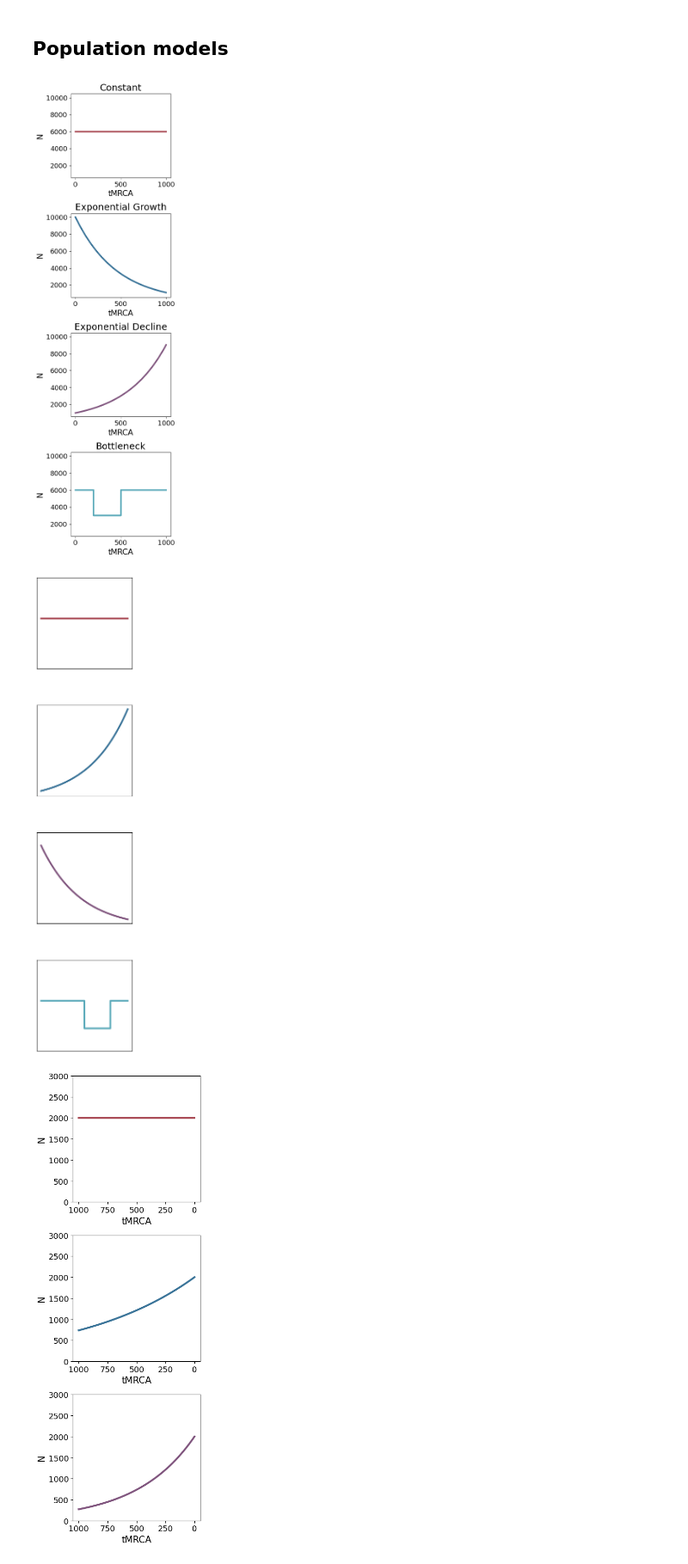
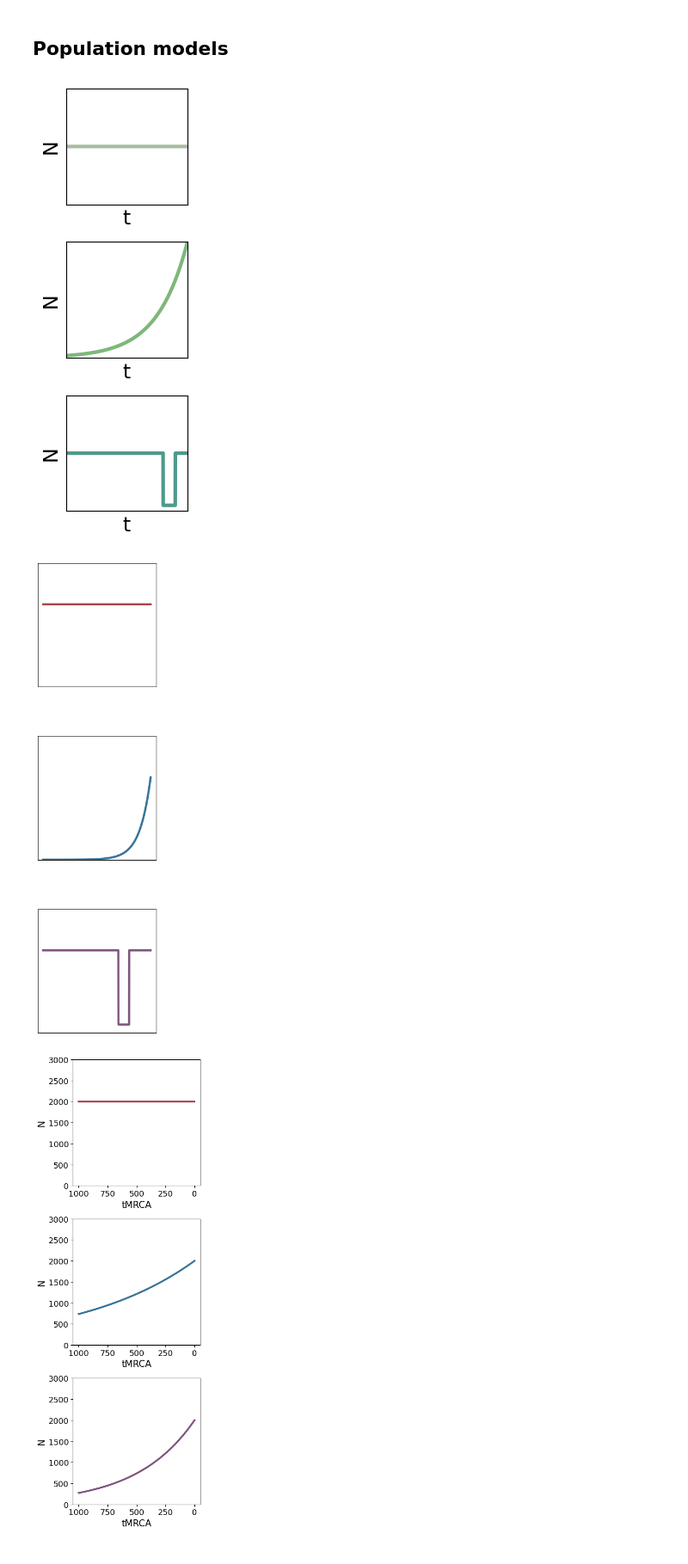
Before and after one commit to marie3003/effect_population_size_tmrca, a Jupyter notebook: qualitative_plots_presentation.ipynb, the cells around one changed output. Shown at 86% size. Saved outputs shown, nothing was run; the diff lists cells and outputs as text; code cells hidden in the pictures.

Commit message:
make theory figure for paper

```diff
--- a/qualitative_plots_presentation.ipynb
+++ b/qualitative_plots_presentation.ipynb
@@ -450,37 +726,43 @@ plot_case(
 # %% [markdown]
 ## Population models
 # %%
-t_max = 1000
-N_present = 10000
+t_max = 200
+N_present = 1000
 
-colors = ["#a6444f", "#397398", "#80557e", "#57a8b8"]  # Constant, Exp. growth, Exp. decline, Bottleneck
+colors = ["#a7bea3", "#7db87a", "#4e9a8a","#397398","#a6444f", "#397398", "#80557e", "#57a8b8"]  # Constant, Exp. growth, Exp. decline, Bottleneck
 
 t_values = np.linspace(0, t_max, t_max * 10)
 
 # Define models
 models = {
-    "Constant": np.repeat(6000, len(t_values)),
-    "Exponential Growth": N_present * np.exp(-0.0022 * t_values),
-    "Exponential Decline": 1000 * np.exp(0.0022 * t_values),
-    "Bottleneck": np.where((t_values < 200) | (t_values > 500), 6000, 3000),
+    "Constant": np.repeat(1000, len(t_values)),
+    "Exponential Growth": 2000 * np.exp(-0.02 * t_values),
+    #"Exponential Decline": 1000 * np.exp(0.0022 * t_values),
+    "Bottleneck": np.where((t_values < 20) | (t_values > 40), 1000, 100),
 }
 
-fig, axes = plt.subplots(4, 1, figsize=(4, 13), sharey=True)
+fig, axes = plt.subplots(3, 1, figsize=(2, 5.5), sharey=True)
 
 for ax, (title, values), color in zip(axes, models.items(), colors):
     ax.plot(t_values, values, color=color, linewidth=3)
-    ax.set_title(title, fontsize=18)
-    ax.set_xlabel("tMRCA", fontsize=15)
-    ax.set_ylabel("N", fontsize=15)
-    ax.tick_params(labelleft=True, labelsize=13)
+    #ax.set_title(title, fontsize=18)
+    ax.set_xlabel("t", fontsize=17)
+    ax.set_ylabel("N", fontsize=17)
+    ax.tick_params(labelleft=True, labelsize=15)
+    ax.set_xlim(t_max, 0)
+    ax.set_ylim(0, 2000)
+
+    ax.set_xticks([])
+    ax.set_yticks([])
 
 plt.tight_layout()
+plt.savefig("figures/population_models.svg", transparent=True, bbox_inches="tight")
 plt.show()
 # %% [output]
-[figure, old version]
+[figure, new version]
 # %%
-t_max = 1000
-N_present = 10000
+t_max = 100
+N_present = 1000
 
 colors = ["#a6444f", "#397398", "#80557e", "#57a8b8"]  # Constant, Exp. growth, Exp. decline, Bottleneck
 
@@ -488,13 +770,12 @@ t_values = np.linspace(0, t_max, t_max * 10)
 
 # Define models
 models = {
-    "Constant": np.repeat(6000, len(t_values)),
-    "Exponential Growth": N_present * np.exp(-0.0022 * t_values),
-    "Exponential Decline": 1000 * np.exp(0.0022 * t_values),
-    "Bottleneck": np.where((t_values < 200) | (t_values > 500), 6000, 3000),
+    "Constant": np.repeat(N_present, len(t_values)),
+    "Exponential Growth": N_present * np.exp(-0.1 * t_values),
+    "Bottleneck": np.where((t_values < 20) | (t_values > 30), N_present, 100),
 }
 
-fig, axes = plt.subplots(4, 1, figsize=(3, 15), sharey=True)
+fig, axes = plt.subplots(3, 1, figsize=(3, 12), sharey=True)
 
 for ax, (title, values), color in zip(axes, models.items(), colors):
     ax.plot(t_values, values, color=color, linewidth=3)
@@ -503,6 +784,7 @@ for ax, (title, values), color in zip(axes, models.items(), colors):
     ax.set_ylabel("", fontsize=15)
 
     # remove tick labels AND ticks
+    ax.set_ylim(0, 1500)
     ax.set_xticks([])
     ax.set_yticks([])
     ax.invert_xaxis()
@@ -512,7 +794,7 @@ plt.savefig("figures/population_size_models.svg", transparent=True)
 #plt.tight_layout()
 plt.show()
 # %% [output]
-[figure, old version]
+[figure, new version]
 # %%
 # for simulation study
 
```
Also changed, not shown: parts of 9 cells of this notebook, 6 other files.
